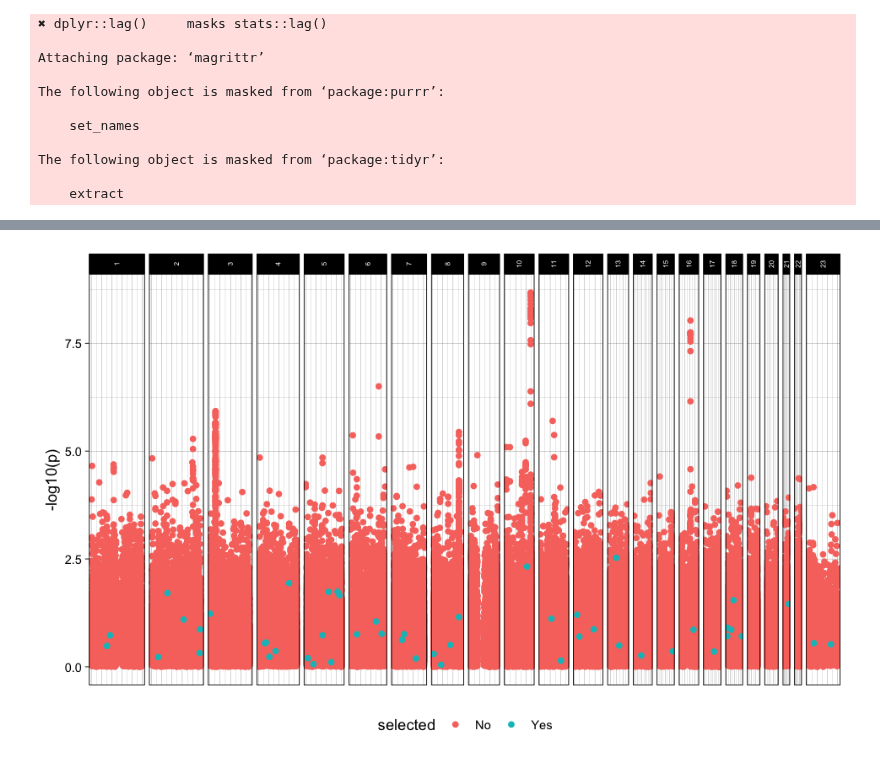
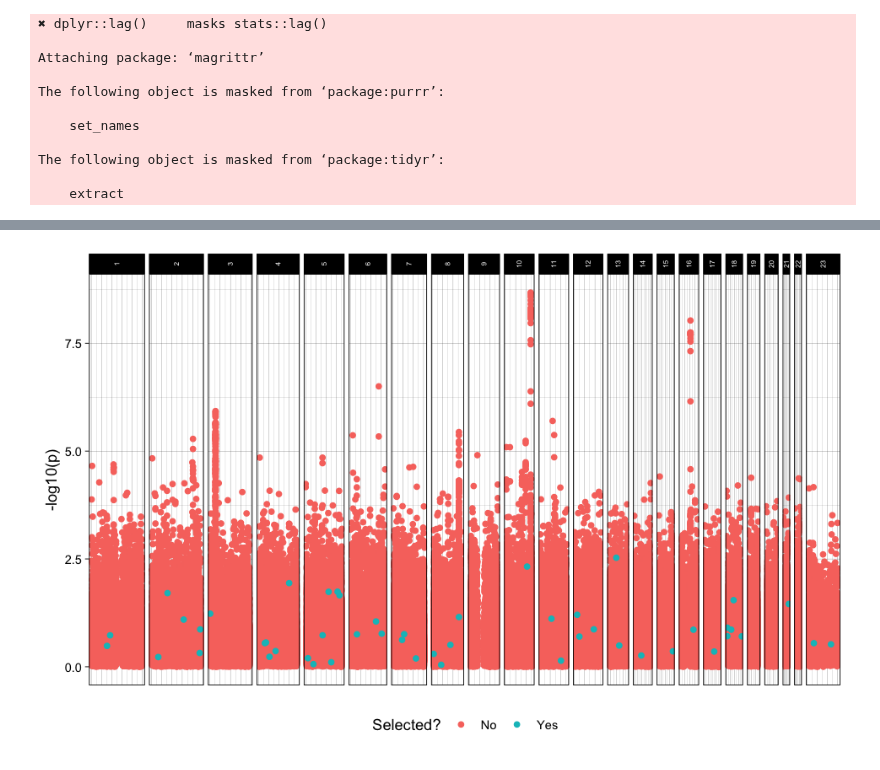
Before and after one commit to hclimente/nori, a Jupyter notebook: doc/gwas.ipynb, the cells around one changed output, grey strips where cells are left out. Cells and saved outputs as stored; diff of their text form; code cells hidden in the pictures.

```diff
--- a/doc/gwas.ipynb
+++ b/doc/gwas.ipynb
@@ -70,21 +71,21 @@ ggplot(hl_snps, aes(chr)) +
 # %%
 gwas <- read_tsv('../../genewa/results/genesis/cones.evo.chi2.consistency.additive.gs.6082272.tsv',
                 col_types = 'ciiiccdlc') %>%
     mutate(p = pchisq(c, df = 1, lower.tail = FALSE),
            selected = ifelse(snp %in% hl_snps$snp, 'Yes', 'No')) %>%
     arrange(selected)
 
 options(repr.plot.width=8, repr.plot.height=5)
 ggplot(gwas, aes(x = pos, y = -log10(p), color = selected )) +
     geom_point() +
     facet_grid(. ~ chr, scales = 'free', space = "free_x") +
     theme_linedraw() +
     theme(legend.position = 'bottom',
           axis.text.x = element_blank(),
           axis.title.x=element_blank(),
           axis.ticks.x=element_blank(),
           panel.spacing.x = unit(0.2, "lines"),
           strip.text.x = element_text(size = 5, angle = 90)) +
-    labs(x = 'Genomic position')
+    labs(x = 'Genomic position', color = 'Selected?')
 # %% [output]
-[figure, old version]
+[figure, new version]
```
Also changed, not shown: parts of 3 cells of this notebook.
